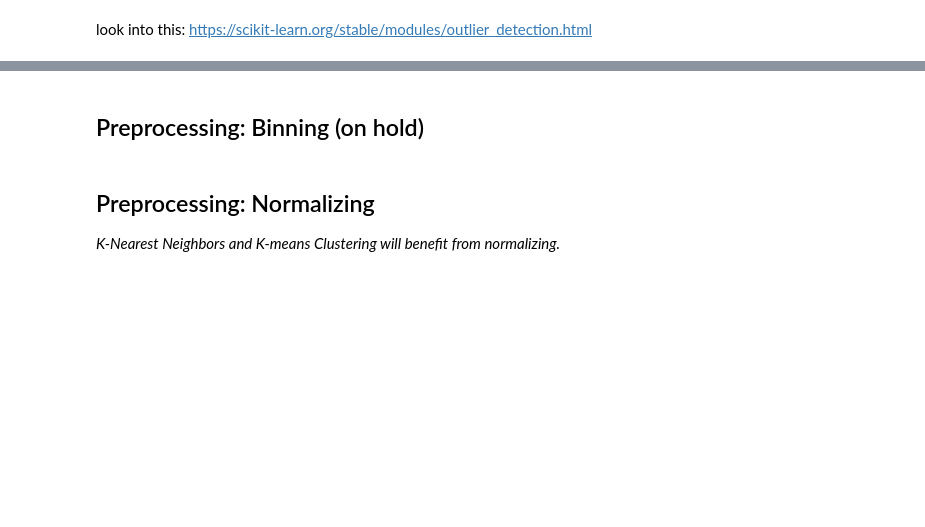
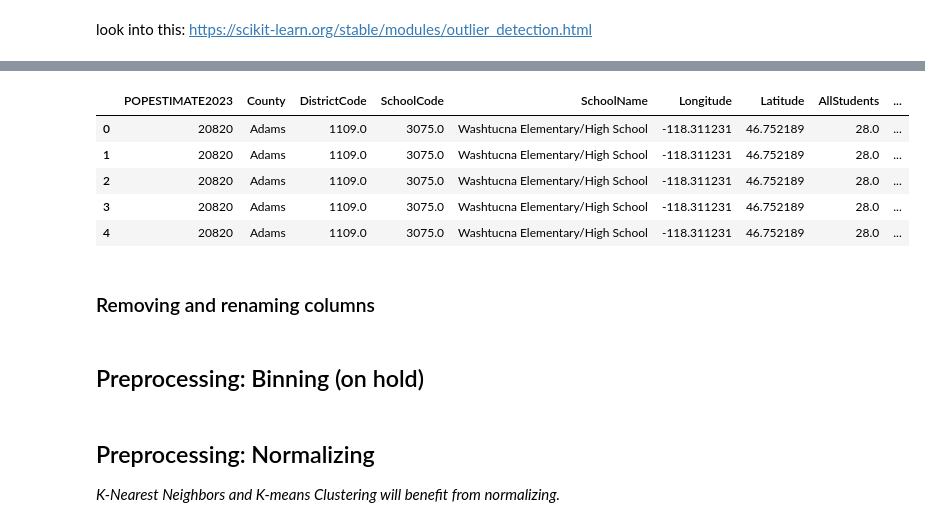
Before and after one commit to brinkbrink/WA_CS_v2, a Jupyter notebook: StudentAnalysis-2.ipynb, the cells around one changed output, grey strips where cells are left out. Drawn from its saved outputs; the diff is of its cells as text; code cells hidden in the pictures; blank space fills up the shorter version.

Commit message:
synth merged with pop

```diff
--- a/StudentAnalysis-2.ipynb
+++ b/StudentAnalysis-2.ipynb
@@ -683,3 +693,25 @@ synth_students.describe()
+# %%
+wa_pop = wa_pop[((wa_pop.CTYNAME != 'Washington'))].copy(deep=True)
+# %%
+def remove_county(row):
+    return row['CTYNAME'][:-7]
+
+wa_pop['County'] = wa_pop.apply(remove_county, axis=1)
+# %%
+wa_pop = wa_pop.loc[:, ('POPESTIMATE2023', 'County')]
+# %%
+students_with_pop = pd.merge(wa_pop, synth_students, how='outer', on='County')
+# %%
+students_with_pop.head()
+# %% [output]
+|  | POPESTIMATE2023 | County | DistrictCode | SchoolCode | SchoolName | Longitude | Latitude | AllStudents | ... |
+| 0 | 20820 | Adams | 1109.0 | 3075.0 | Washtucna Elementary/High School | -118.311231 | 46.752189 | 28.0 | ... |
+| 1 | 20820 | Adams | 1109.0 | 3075.0 | Washtucna Elementary/High School | -118.311231 | 46.752189 | 28.0 | ... |
+| 2 | 20820 | Adams | 1109.0 | 3075.0 | Washtucna Elementary/High School | -118.311231 | 46.752189 | 28.0 | ... |
+| 3 | 20820 | Adams | 1109.0 | 3075.0 | Washtucna Elementary/High School | -118.311231 | 46.752189 | 28.0 | ... |
+| 4 | 20820 | Adams | 1109.0 | 3075.0 | Washtucna Elementary/High School | -118.311231 | 46.752189 | 28.0 | ... |
+# %% [markdown]
+### Removing and renaming columns
 # %% [markdown]
 ## Preprocessing: Binning (on hold)
 # %% [markdown]
```
Also changed, not shown: parts of 17 cells of this notebook.
